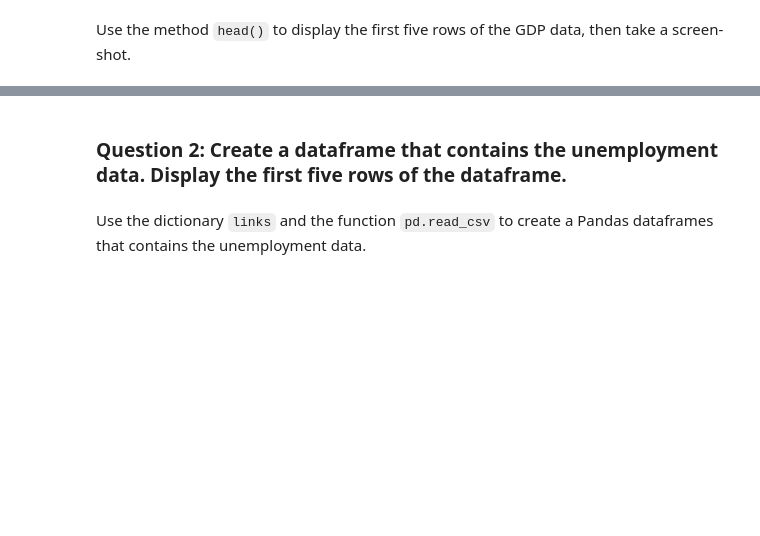
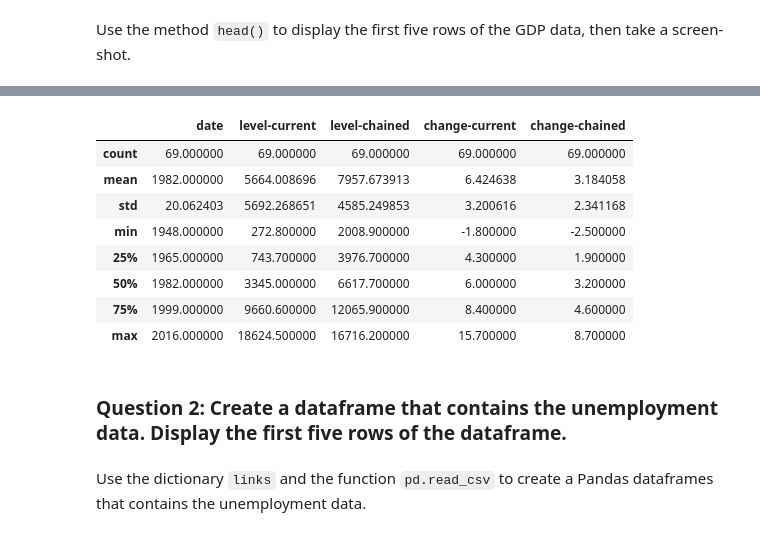
Before and after one commit to jianxungao/python-for-data-sci, a Jupyter notebook: week5_work.ipynb, the cells around one changed output, grey strips where cells are left out. Cells and saved outputs as stored; diff of their text form; code cells hidden in the pictures; blank space fills up the shorter version.

```diff
--- a/week5_work.ipynb
+++ b/week5_work.ipynb
@@ -57,4 +57,5 @@ Use the dictionary <code>links</code> and the function <code>pd.read_csv</code>
 <b>Hint: <code>links["GDP"]</code> contains the path or name of the file.</b>
 # %%
 # Type your code here
-links["GDP"]
+# links["GDP"]
+df = pd.read_csv(links["GDP"])
@@ -67,3 +83,15 @@ Use the method <code>head()</code> to display the first five rows of the GDP dat
+# %%
+df.describe()
+# %% [output]
+|  | date | level-current | level-chained | change-current | change-chained |
+| count | 69.000000 | 69.000000 | 69.000000 | 69.000000 | 69.000000 |
+| mean | 1982.000000 | 5664.008696 | 7957.673913 | 6.424638 | 3.184058 |
+| std | 20.062403 | 5692.268651 | 4585.249853 | 3.200616 | 2.341168 |
+| min | 1948.000000 | 272.800000 | 2008.900000 | -1.800000 | -2.500000 |
+| 25% | 1965.000000 | 743.700000 | 3976.700000 | 4.300000 | 1.900000 |
+| 50% | 1982.000000 | 3345.000000 | 6617.700000 | 6.000000 | 3.200000 |
+| 75% | 1999.000000 | 9660.600000 | 12065.900000 | 8.400000 | 4.600000 |
+| max | 2016.000000 | 18624.500000 | 16716.200000 | 15.700000 | 8.700000 |
 # %% [markdown]
 <h3 id="Section_2"> Question 2: Create a dataframe that contains the unemployment data. Display the first five rows of the dataframe. </h3>
 # %% [markdown]
```
Also changed, not shown: parts of 14 cells of this notebook.
